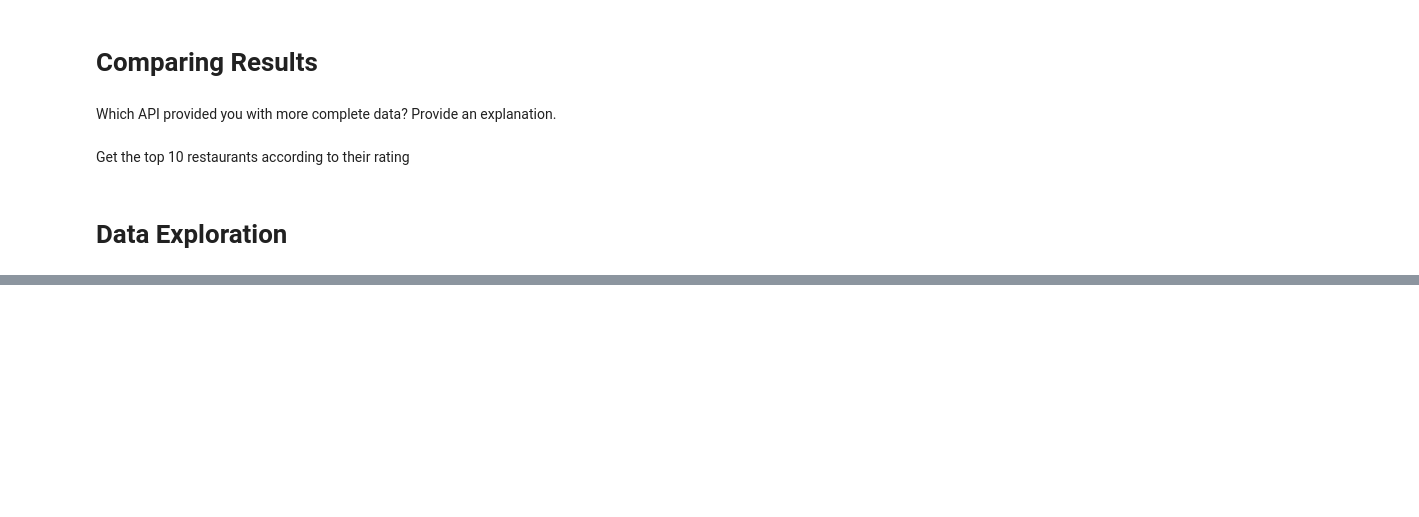
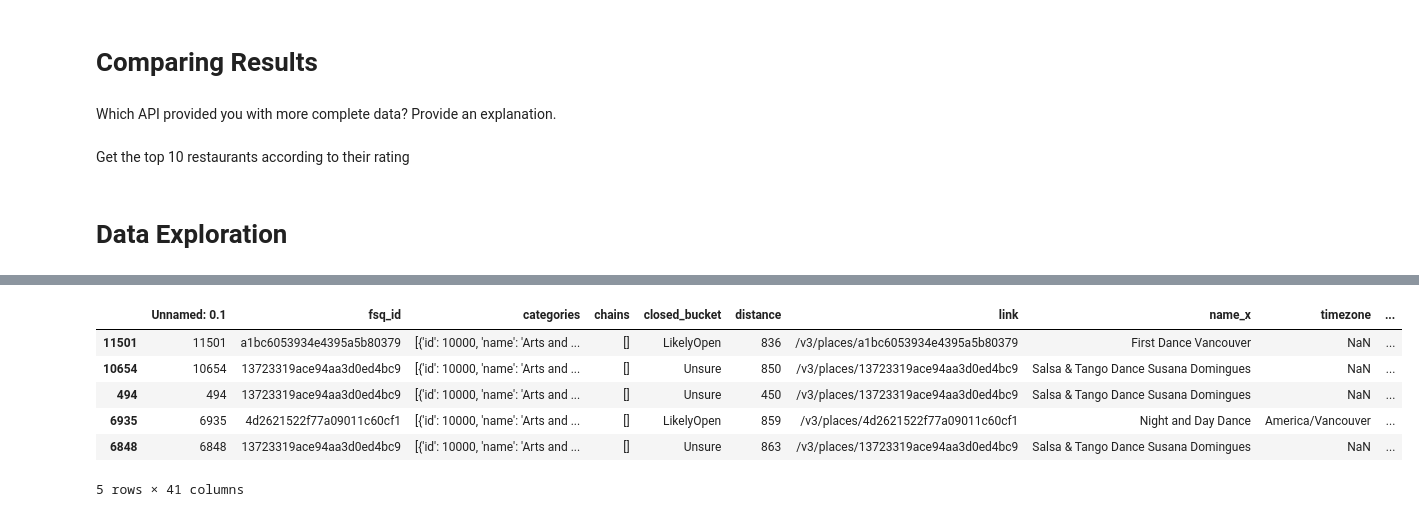
Before and after one commit to Jacyndy/Statistical-Modelling-With-Python, a Jupyter notebook: notebooks/yelp_foursquare_EDA.ipynb, the cells around one changed output, grey strips where cells are left out. Drawn from its saved outputs; the diff is of its cells as text; code cells hidden in the pictures; blank space fills up the shorter version.

```diff
--- a/notebooks/yelp_foursquare_EDA.ipynb
+++ b/notebooks/yelp_foursquare_EDA.ipynb
@@ -299,0 +483,2 @@ sns.set_theme()
+# %%
+df_dropped_columns_sorted = df_dropped_columns.sort_values('categories')
@@ -299,0 +498,18 @@ sns.set_theme()
+# %%
+# Convert string representation of lists into actual lists
+import ast
+df_dropped_columns_sorted['categories'] = df_dropped_columns_sorted['categories'].apply(ast.literal_eval)
+# %%
+# Extract category names
+df_dropped_columns_sorted['category_names'] = df_dropped_columns_sorted['categories'].apply(lambda x: [d['name'] for d in x])
+# %%
+# view the first 5 rows
+df_dropped_columns_sorted.head()
+# %% [output]
+|  | Unnamed: 0.1 | fsq_id | categories | chains | closed_bucket | distance | link | name_x | timezone | ... |
+| 11501 | 11501 | a1bc6053934e4395a5b80379 | [{'id': 10000, 'name': 'Arts and ... | [] | LikelyOpen | 836 | /v3/places/a1bc6053934e4395a5b80379 | First Dance Vancouver | NaN | ... |
+| 10654 | 10654 | 13723319ace94aa3d0ed4bc9 | [{'id': 10000, 'name': 'Arts and ... | [] | Unsure | 850 | /v3/places/13723319ace94aa3d0ed4bc9 | Salsa & Tango Dance Susana Domingues | NaN | ... |
+| 494 | 494 | 13723319ace94aa3d0ed4bc9 | [{'id': 10000, 'name': 'Arts and ... | [] | Unsure | 450 | /v3/places/13723319ace94aa3d0ed4bc9 | Salsa & Tango Dance Susana Domingues | NaN | ... |
+| 6935 | 6935 | 4d2621522f77a09011c60cf1 | [{'id': 10000, 'name': 'Arts and ... | [] | LikelyOpen | 859 | /v3/places/4d2621522f77a09011c60cf1 | Night and Day Dance | America/Vancouver | ... |
+| 6848 | 6848 | 13723319ace94aa3d0ed4bc9 | [{'id': 10000, 'name': 'Arts and ... | [] | Unsure | 863 | /v3/places/13723319ace94aa3d0ed4bc9 | Salsa & Tango Dance Susana Domingues | NaN | ... |
+5 rows × 41 columns
```
Also changed, not shown: parts of 20 cells of this notebook, 1 other file.
